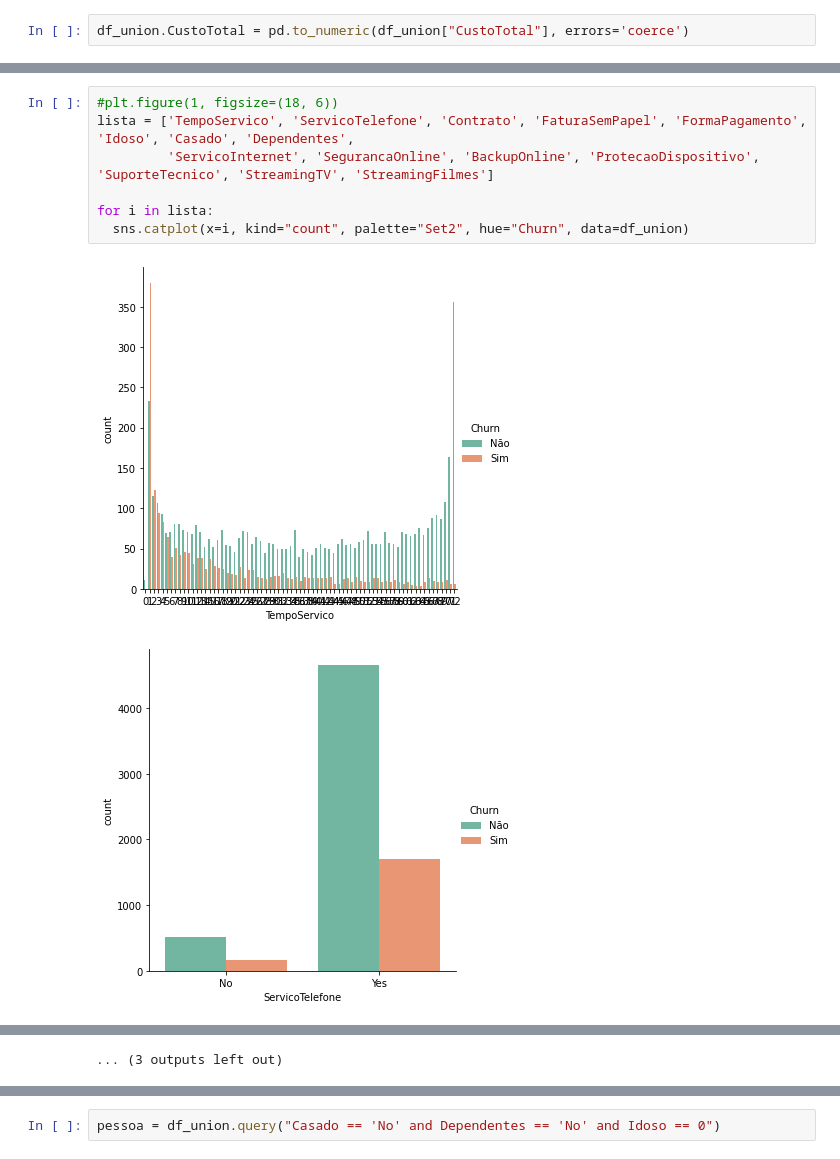
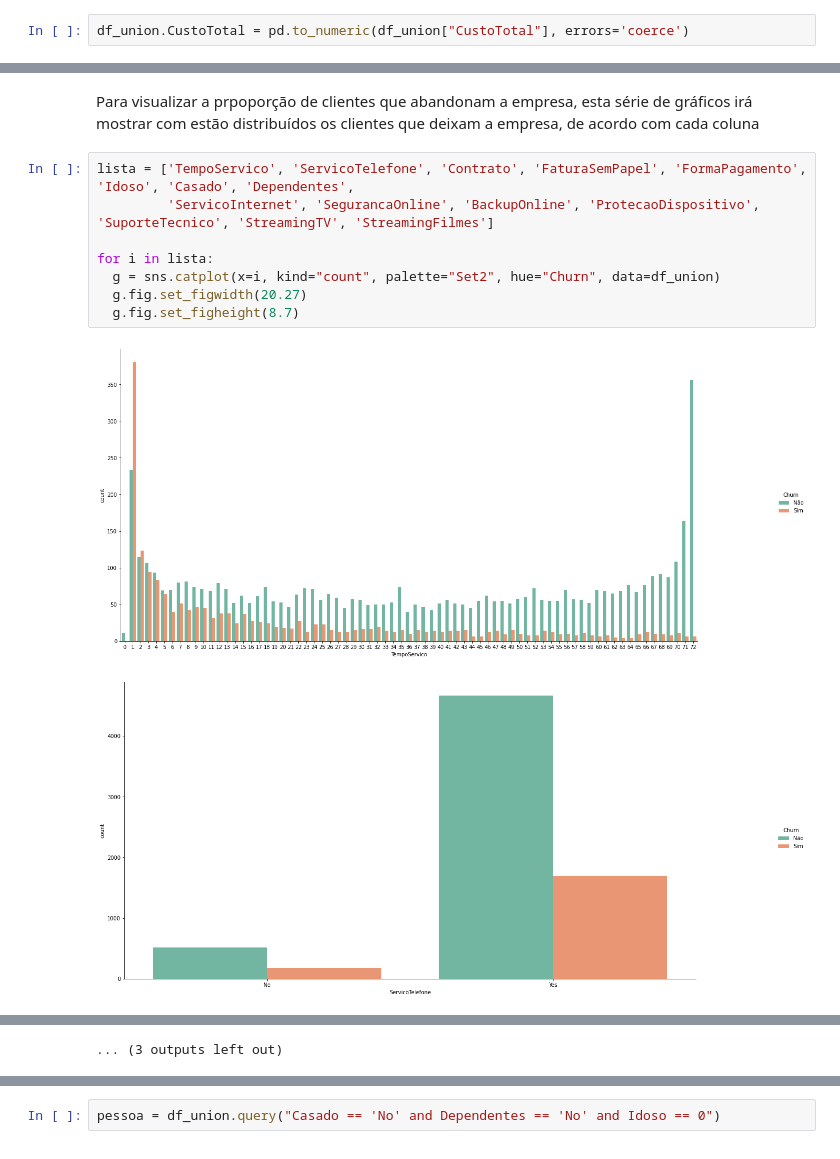
Before and after one commit to allanbraquiel/desafio_churn_foursys, a Jupyter notebook: Desafio_Churn_Data.ipynb, the cells around one changed output, grey strips where cells are left out. Saved outputs shown, nothing was run; the diff lists cells and outputs as text.

```diff
--- a/Desafio_Churn_Data.ipynb
+++ b/Desafio_Churn_Data.ipynb
@@ -202,10 +194,13 @@ for coluna in df_union:
+# %% [markdown]
+Para visualizar a prpoporção de clientes que abandonam a empresa, esta série de gráficos irá mostrar com estão distribuídos os clientes que deixam a empresa, de acordo com cada coluna
 # %%
-#plt.figure(1, figsize=(18, 6))
 lista = ['TempoServico', 'ServicoTelefone', 'Contrato', 'FaturaSemPapel', 'FormaPagamento', 'Idoso', 'Casado', 'Dependentes',
          'ServicoInternet', 'SegurancaOnline', 'BackupOnline', 'ProtecaoDispositivo', 'SuporteTecnico', 'StreamingTV', 'StreamingFilmes']
 
 for i in lista:
-  sns.catplot(x=i, kind="count", palette="Set2", hue="Churn", data=df_union)
+  g = sns.catplot(x=i, kind="count", palette="Set2", hue="Churn", data=df_union)
+  g.fig.set_figwidth(20.27)
+  g.fig.set_figheight(8.7)
 # %% [output]
-[figure, old version]
+[figure, new version]
-[figure, old version]
+[figure, new version]
```
Also changed, not shown: parts of 82 cells of this notebook.
